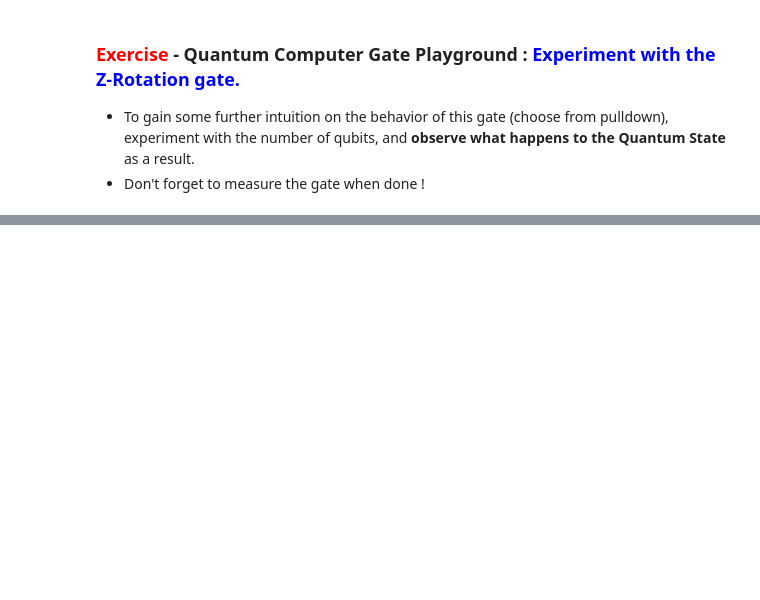
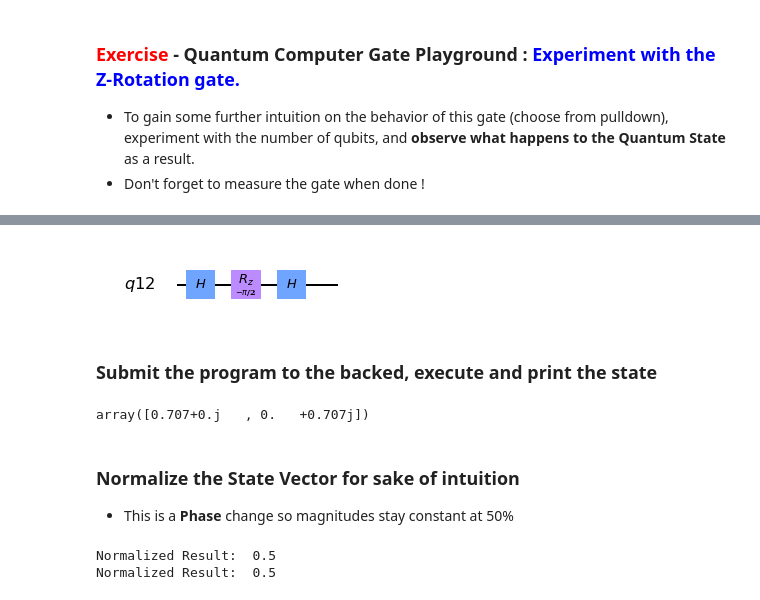
Before and after one commit to profversaggi/QuantumEducation, a Jupyter notebook: QC_WorkShop/Qubit - Bloch Sphere.ipynb, the cells around one changed output, grey strips where cells are left out. Cells and saved outputs as stored; diff of their text form; code cells hidden in the pictures; blank space fills up the shorter version.

```diff
--- a/QC_WorkShop/Qubit - Bloch Sphere.ipynb
+++ b/QC_WorkShop/Qubit - Bloch Sphere.ipynb
@@ -1542,0 +1949,52 @@ IFrame(src='https://algassert.com/quirk#circuit={%22cols%22:[[%22H%22],[{%22id%2
+# %%
+## QCEngine Constructed SQRT(NOT) Function
+## ( H + [-P90] + H )
+
+# Place an H (Hadamard) gate on the circuit
+# Note: Qiskit rotates in Radians not Degrees so the correct calculation needs to be made
+# Place an Rz gate with a Pi/2 rotation = 90 Degrees
+
+# First Root of Not Gate (Establish)
+circ.h(qr[0])
+circ.rz( -np.pi/2 , qr[0]) # 90 Degree Phase Rotation (using negative for consistency)
+circ.h(qr[0])
+
+# [Uncomment to illustrate]
+
+# Second Root of Not Gate (Reverse)
+# circ.h(qr[0])
+# circ.rz( -np.pi/2 , qr[0]) # 90 Degree Phase Rotation (using negative for consistency)
+# circ.h(qr[0])
+
+
+
+# Draw the circuit
+circ.draw(output='mpl')
+# %% [output]
+[figure, added]
+# %% [markdown]
+### Submit the program to the backed, execute and print the state
+# %%
+# Use the BasicAer statevector_simulator backend, submit the job, preview the quantum state
+
+from qiskit import BasicAer
+backend_sv_sim = BasicAer.get_backend('statevector_simulator')
+
+job_sim = execute(circ, backend_sv_sim)
+result_sim = job_sim.result()
+quantum_state = result_sim.get_statevector(circ, decimals=3)
+
+# Output the quantum state vector (Amplitude of zero and one state respectively)
+quantum_state
+# %% [output]
+array([0.707+0.j   , 0.   +0.707j])
+# %% [markdown]
+### Normalize the State Vector for sake of intuition
+- This is a **Phase** change so magnitudes stay constant at 50%
+# %%
+# Print out normalized statevector  (to gain probabilities)
+#
+normalize_state_Vector(quantum_state)
+# %% [output]
+Normalized Result:  0.5
+Normalized Result:  0.5
```
Also changed, not shown: parts of 94 cells of this notebook, 16 other files.
